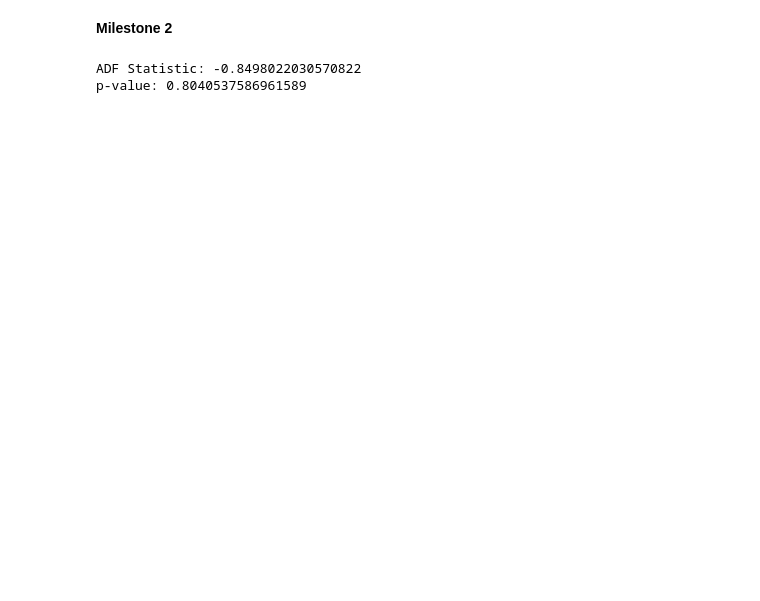
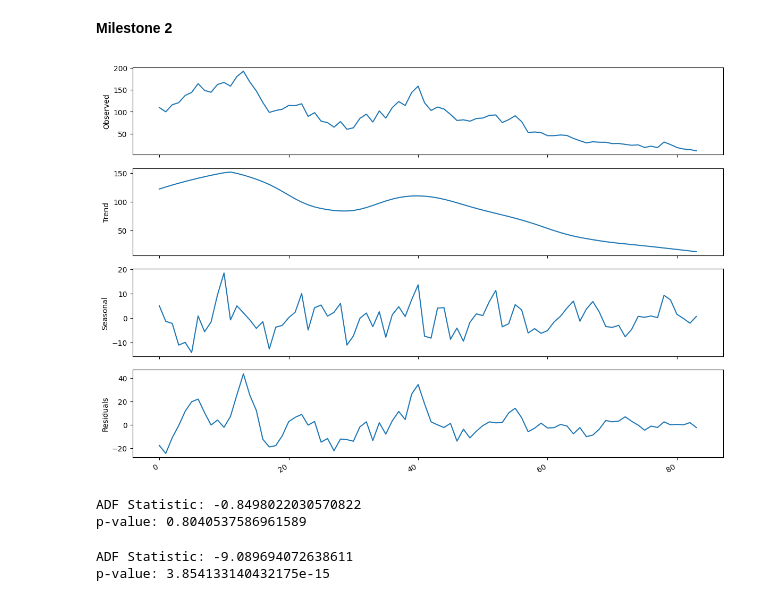
Before and after one commit to raleight1/Forecasting-Nonseasonal-and-Seasonal, a Jupyter notebook: Seasonal_Time_Series_Analysis.ipynb, the cells around one changed output. Drawn from its saved outputs; the diff is of its cells as text; code cells hidden in the pictures; blank space fills up the shorter version.

```diff
--- a/Seasonal_Time_Series_Analysis.ipynb
+++ b/Seasonal_Time_Series_Analysis.ipynb
@@ -93,5 +98,27 @@ plt.show()
 # %% [markdown]
 **Milestone 2**
+# %%
+from statsmodels.tsa.seasonal import seasonal_decompose, STL
+decomposition = STL(df['Price'], period=12).fit()
+
+fig, (ax1, ax2, ax3, ax4) = plt.subplots(nrows=4, ncols=1, sharex=True, figsize=(12,8))
+
+ax1.plot(decomposition.observed)
+ax1.set_ylabel('Observed')
+
+ax2.plot(decomposition.trend)
+ax2.set_ylabel('Trend')
+
+ax3.plot(decomposition.seasonal)
+ax3.set_ylabel('Seasonal')
+
+ax4.plot(decomposition.resid)
+ax4.set_ylabel('Residuals')
+
+fig.autofmt_xdate()
+plt.tight_layout()
+# %% [output]
+[figure, added]
 # %%
 ad_fuller_result = adfuller(df['Price'])
 
@@ -102,3 +129,11 @@ ADF Statistic: -0.8498022030570822
 p-value: 0.8040537586961589
 # %%
 df_diff = np.diff(df['Price'])
+# %%
+ad_fullerDiff_result = adfuller(df_diff)
+
+print(f'ADF Statistic: {ad_fullerDiff_result[0]}')
+print(f'p-value: {ad_fullerDiff_result[1]}')
+# %% [output]
+ADF Statistic: -9.089694072638611
+p-value: 3.854133140432175e-15
```
Also changed, not shown: parts of 8 cells of this notebook.
